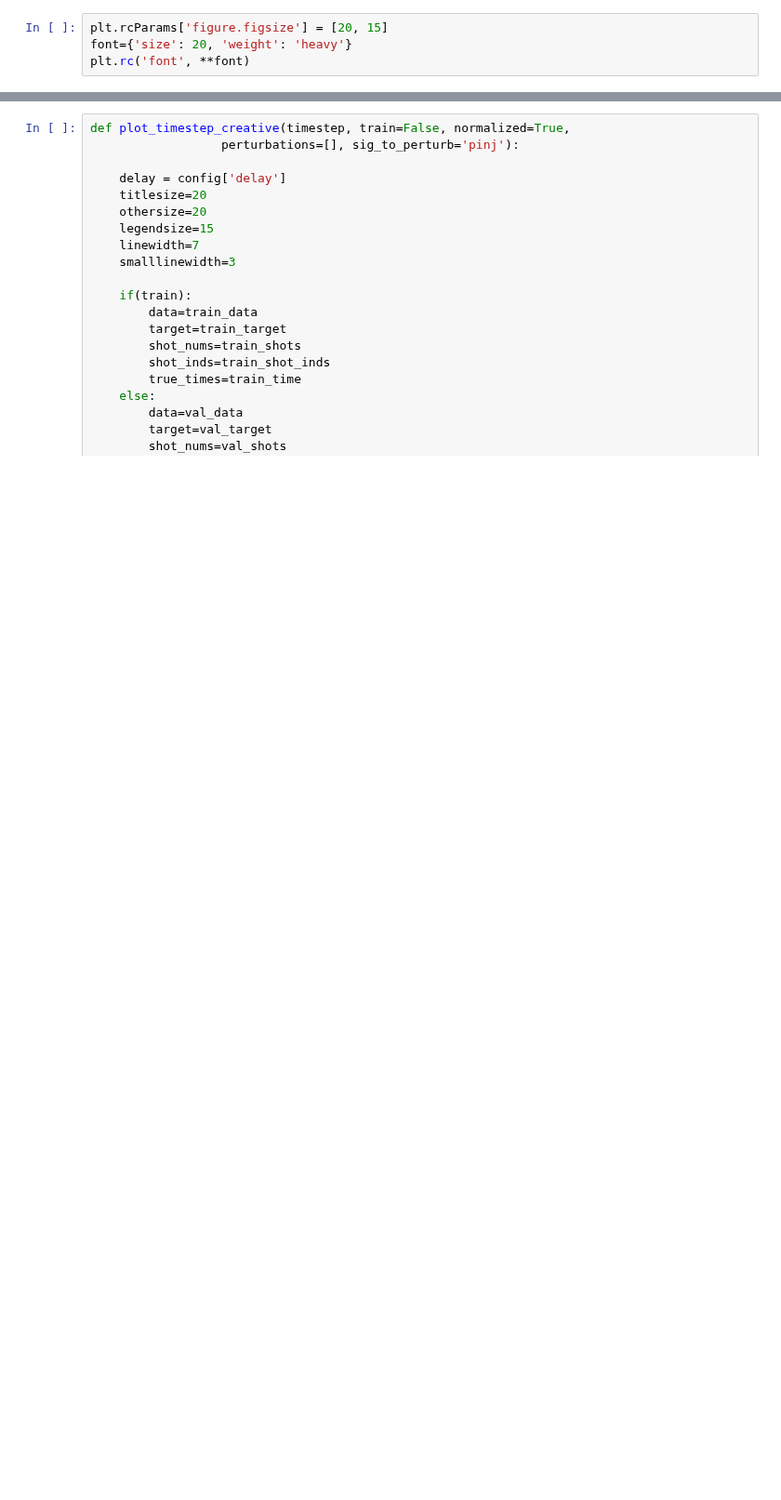
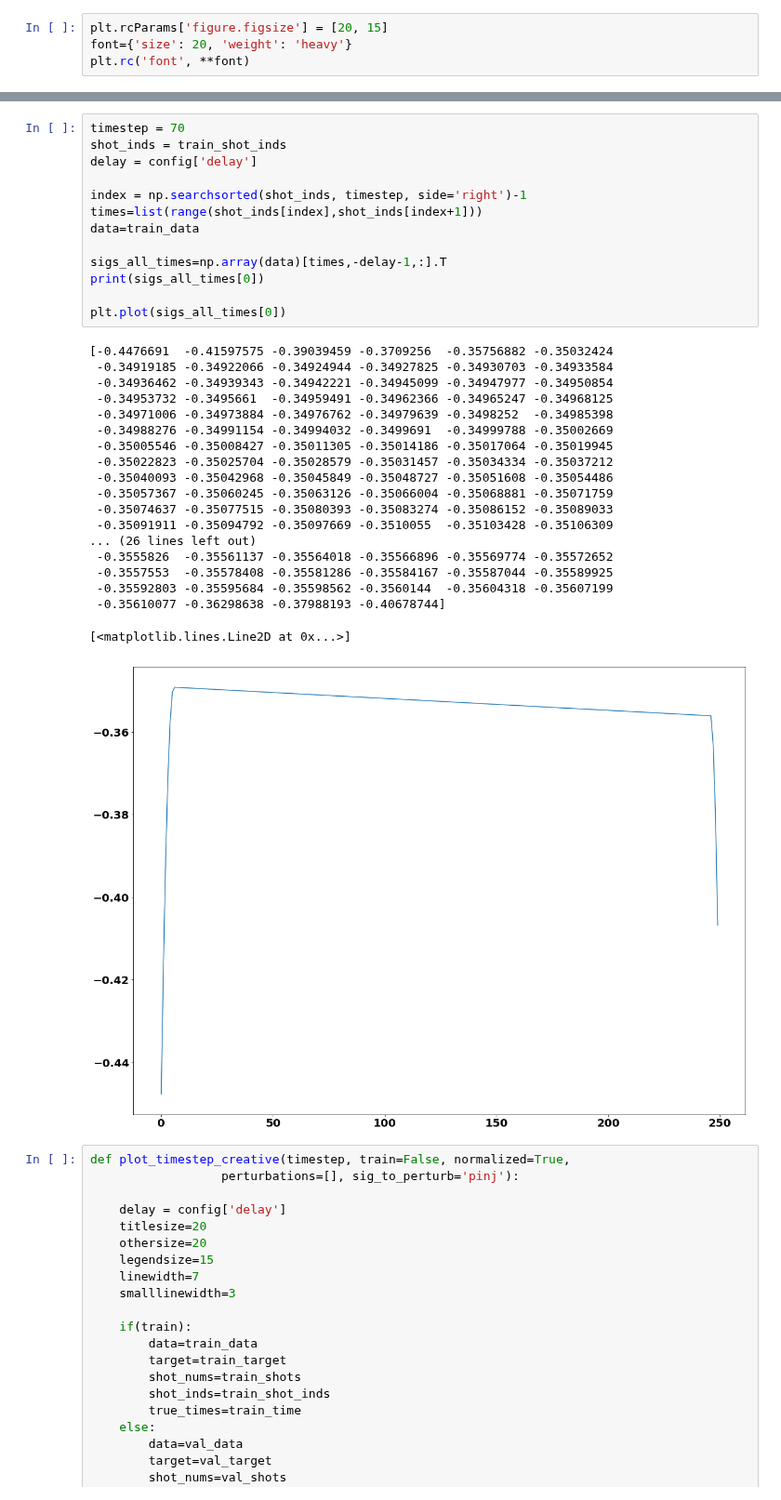
Before and after one commit to PlasmaControl/plasma-profile-predictor, a Jupyter notebook: notebooks/analyze_model.ipynb, the cells around one changed output, grey strips where cells are left out. Shown at 93% size. Drawn from its saved outputs; the diff is of its cells as text; blank space fills up the shorter version.

```diff
--- a/notebooks/analyze_model.ipynb
+++ b/notebooks/analyze_model.ipynb
@@ -434,3 +438,36 @@ plot_timestep(timestep, train=False, normalized=True, sig_to_perturb=None)
+# %%
+timestep = 70
+shot_inds = train_shot_inds
+delay = config['delay']
+
+index = np.searchsorted(shot_inds, timestep, side='right')-1
+times=list(range(shot_inds[index],shot_inds[index+1]))
+data=train_data
+
+sigs_all_times=np.array(data)[times,-delay-1,:].T
+print(sigs_all_times[0])
+
+plt.plot(sigs_all_times[0])
+# %% [output]
+[-0.4476691  -0.41597575 -0.39039459 -0.3709256  -0.35756882 -0.35032424
+ -0.34919185 -0.34922066 -0.34924944 -0.34927825 -0.34930703 -0.34933584
+ -0.34936462 -0.34939343 -0.34942221 -0.34945099 -0.34947977 -0.34950854
+ -0.34953732 -0.3495661  -0.34959491 -0.34962366 -0.34965247 -0.34968125
+ -0.34971006 -0.34973884 -0.34976762 -0.34979639 -0.3498252  -0.34985398
+ -0.34988276 -0.34991154 -0.34994032 -0.3499691  -0.34999788 -0.35002669
+ -0.35005546 -0.35008427 -0.35011305 -0.35014186 -0.35017064 -0.35019945
+ -0.35022823 -0.35025704 -0.35028579 -0.35031457 -0.35034334 -0.35037212
+ -0.35040093 -0.35042968 -0.35045849 -0.35048727 -0.35051608 -0.35054486
+ -0.35057367 -0.35060245 -0.35063126 -0.35066004 -0.35068881 -0.35071759
+ -0.35074637 -0.35077515 -0.35080393 -0.35083274 -0.35086152 -0.35089033
+ -0.35091911 -0.35094792 -0.35097669 -0.3510055  -0.35103428 -0.35106309
+... (26 lines left out)
+ -0.3555826  -0.35561137 -0.35564018 -0.35566896 -0.35569774 -0.35572652
+ -0.3557553  -0.35578408 -0.35581286 -0.35584167 -0.35587044 -0.35589925
+ -0.35592803 -0.35595684 -0.35598562 -0.3560144  -0.35604318 -0.35607199
+ -0.35610077 -0.36298638 -0.37988193 -0.40678744]
+[<matplotlib.lines.Line2D at 0x...>]
+[figure, added]
 # %%
 def plot_timestep_creative(timestep, train=False, normalized=True,
                   perturbations=[], sig_to_perturb='pinj'):
```
Also changed, not shown: parts of 25 cells of this notebook, 17 other files.
